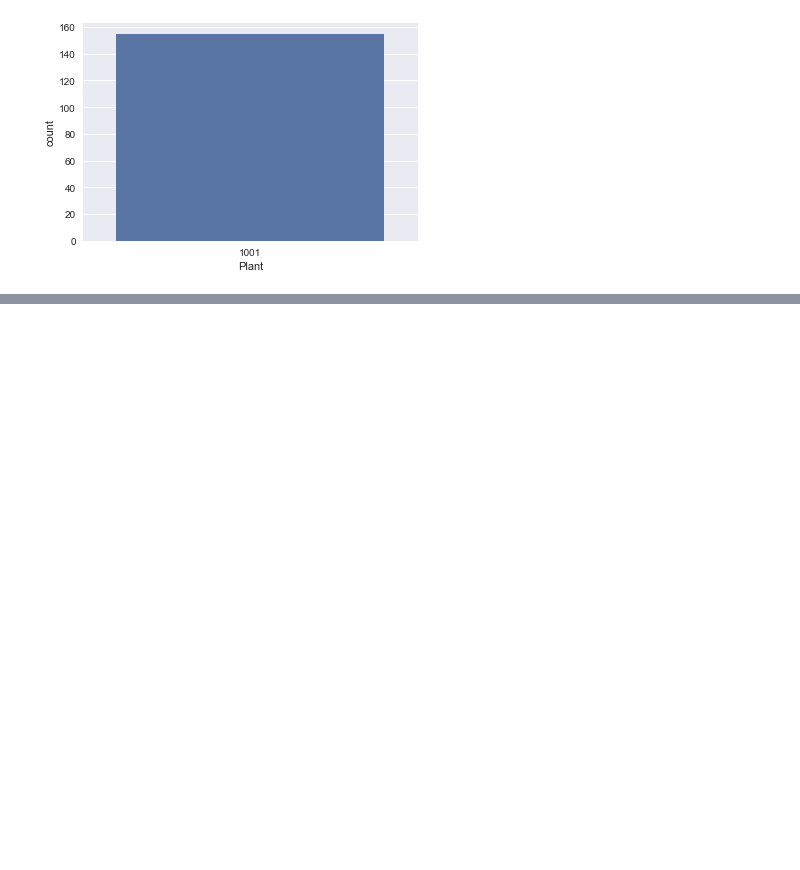
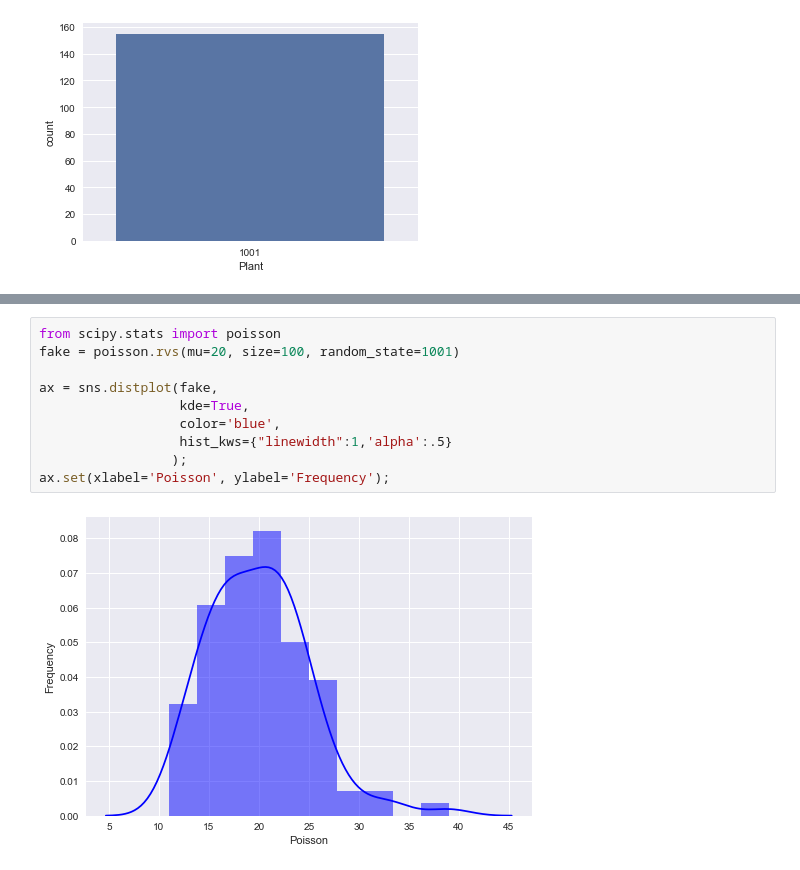
Before and after one commit to BigTerk/DSC541Lonovo, a Jupyter notebook: Lenovo.ipynb, the cells around one changed output, grey strips where cells are left out. Saved outputs shown, nothing was run; the diff lists cells and outputs as text; blank space fills up the shorter version.

```diff
--- a/Lenovo.ipynb
+++ b/Lenovo.ipynb
@@ -80,0 +149,12 @@ Name: item/Component, Length: 145, dtype: int64
+# %%
+from scipy.stats import poisson
+fake = poisson.rvs(mu=20, size=100, random_state=1001)
+
+ax = sns.distplot(fake,
+                  kde=True,
+                  color='blue',
+                  hist_kws={"linewidth":1,'alpha':.5}
+                 );
+ax.set(xlabel='Poisson', ylabel='Frequency');
+# %% [output]
+[figure, added]
```
Also changed, not shown: parts of 17 cells of this notebook.
